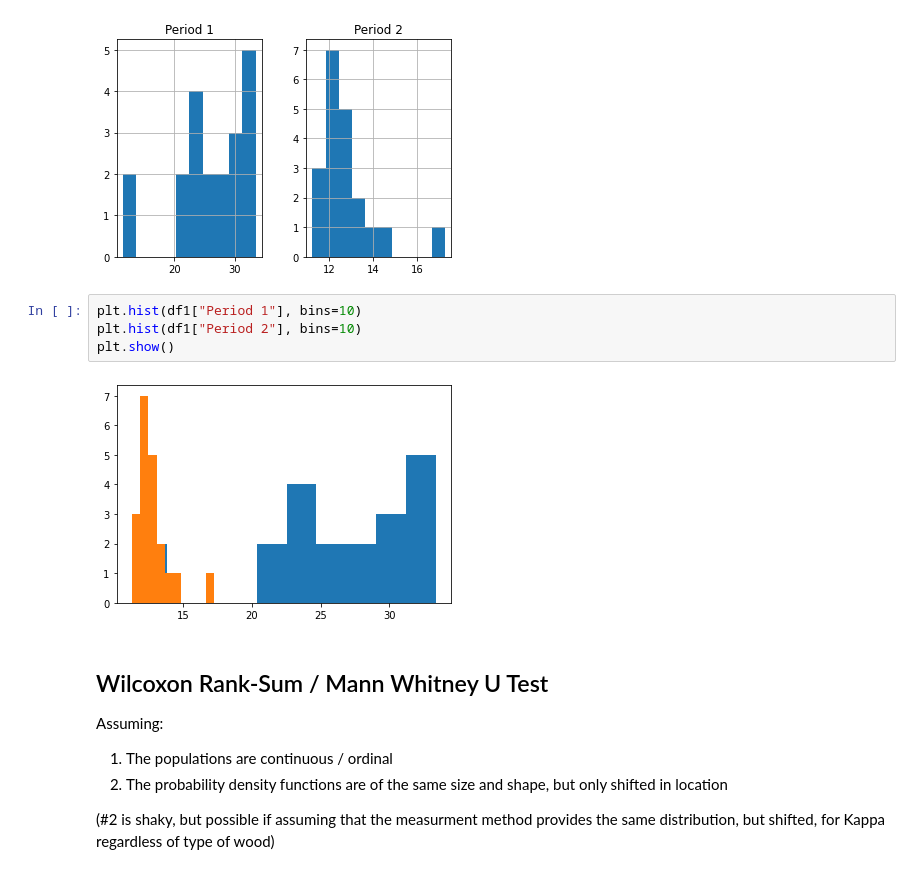
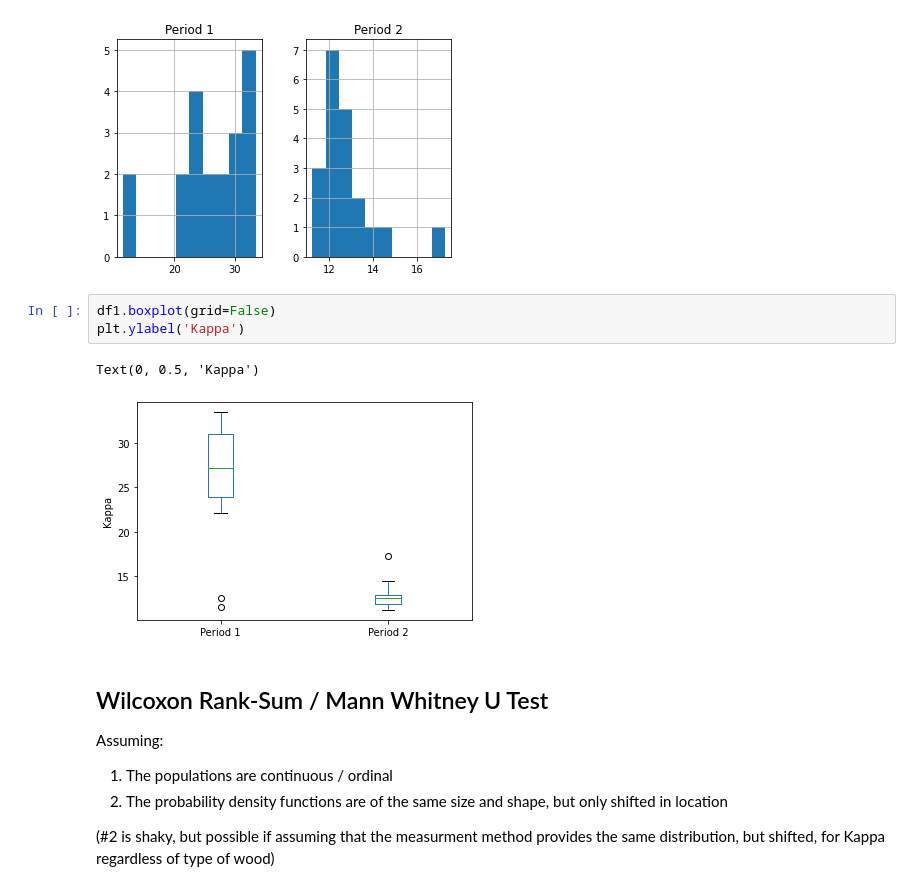
Before and after one commit to E-Lombo/che223-statistics, a Jupyter notebook: Assignment 2/data.ipynb, the cells around one changed output. Cells and saved outputs as stored; diff of their text form.

Commit message:
boxplot instead of histogram

```diff
--- a/Assignment 2/data.ipynb
+++ b/Assignment 2/data.ipynb
@@ -85,12 +85,12 @@ df1.hist()
 array([[<AxesSubplot:title={'center':'Period 1'}>,
         <AxesSubplot:title={'center':'Period 2'}>]], dtype=object)
 [figure]
-# %%
-plt.hist(df1["Period 1"], bins=10)
-plt.hist(df1["Period 2"], bins=10)
-plt.show()
-# %% [output]
-[figure, removed]
+# %%
+df1.boxplot(grid=False)
+plt.ylabel('Kappa')
+# %% [output]
+Text(0, 0.5, 'Kappa')
+[figure, added]
 # %% [markdown]
 ## Wilcoxon Rank-Sum / Mann Whitney U Test
 
```
Also changed, not shown: parts of 1 cell of this notebook.
